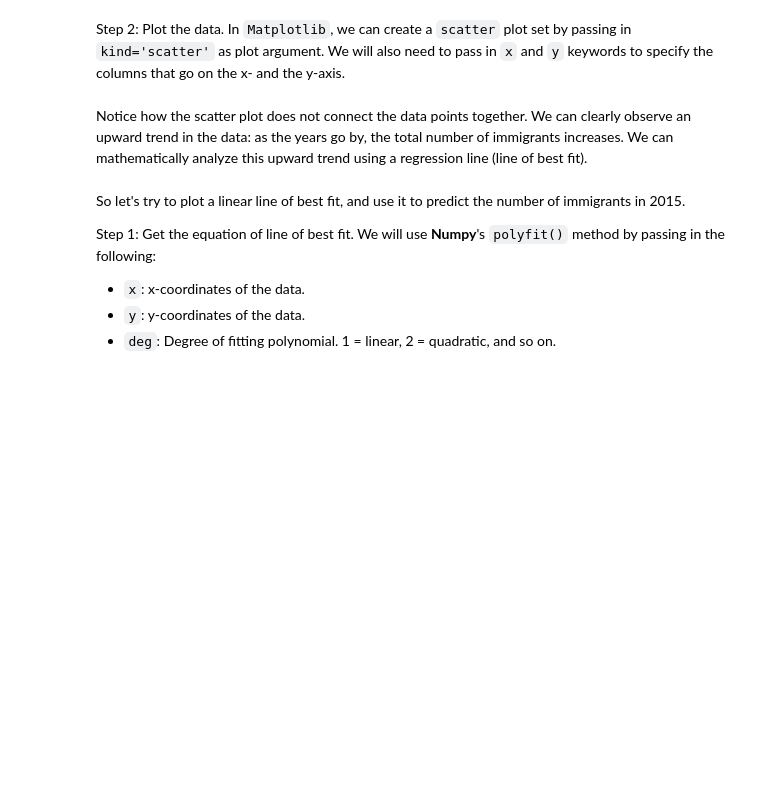
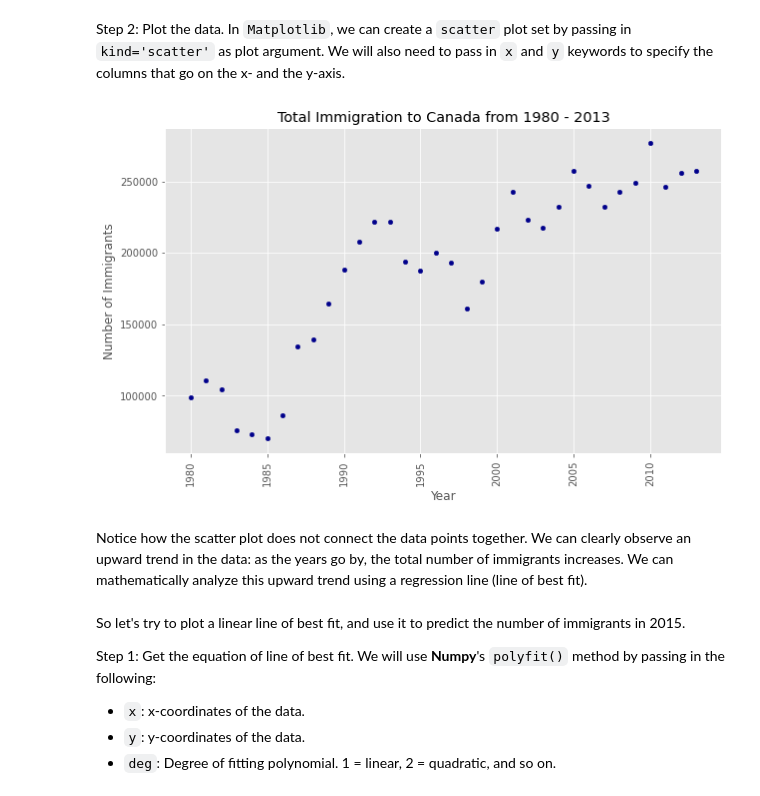
Before and after one commit to firatolcum/IBM_Data_Analyst_Professional_Certificate_Course, a Jupyter notebook: Data.Visualization.With.Python/DV0101EN-Exercise-Pie-Charts-Box-Plots-Scatter-Plots-and-Bubble-Plots.ipynb, the cells around one changed output. Saved outputs shown, nothing was run; the diff lists cells and outputs as text; code cells hidden in the pictures; blank space fills up the shorter version.

Commit message:
Scatter Plots complete

```diff
--- a/Data.Visualization.With.Python/DV0101EN-Exercise-Pie-Charts-Box-Plots-Scatter-Plots-and-Bubble-Plots.ipynb
+++ b/Data.Visualization.With.Python/DV0101EN-Exercise-Pie-Charts-Box-Plots-Scatter-Plots-and-Bubble-Plots.ipynb
@@ -677,11 +696,13 @@ Step 2: Plot the data. In `Matplotlib`, we can create a `scatter` plot set by pa
 # %%
 df_tot.plot(kind='scatter', x='year', y='total', figsize=(10, 6), color='darkblue')
 
 plt.title('Total Immigration to Canada from 1980 - 2013')
 plt.xlabel('Year')
 plt.ylabel('Number of Immigrants')
-
+plt.xticks(rotation=90)
 plt.show()
+# %% [output]
+[figure, added]
 # %% [markdown]
 Notice how the scatter plot does not connect the data  points together. We can clearly observe an upward trend in the data: as the years go by, the total number of immigrants increases. We can mathematically analyze this upward trend using a regression line (line of best fit).
 # %% [markdown]
```
Also changed, not shown: parts of 10 cells of this notebook.
